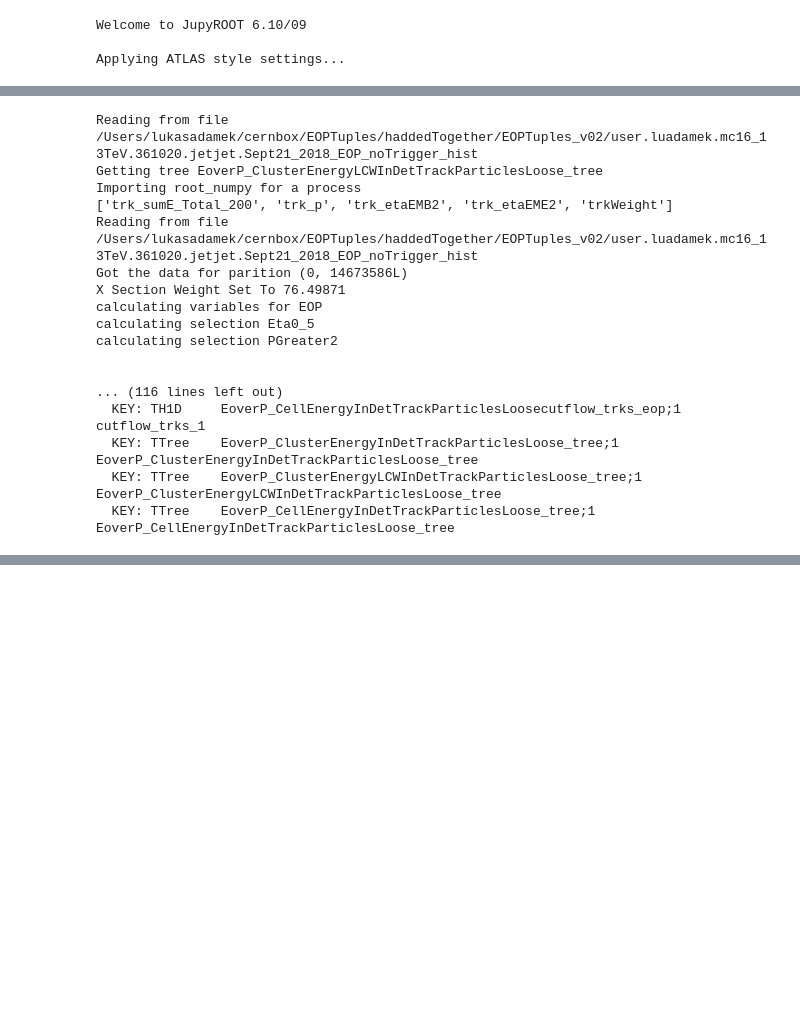
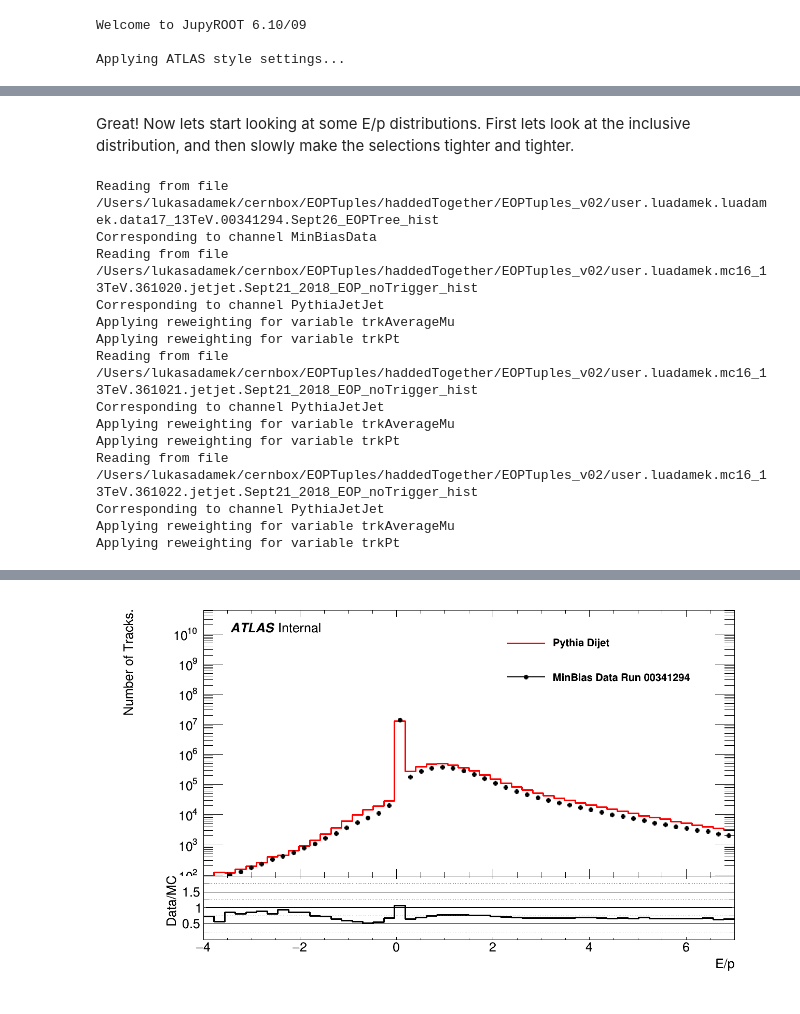
Before and after one commit to jdandoy/EoverPAnalysis, a Jupyter notebook: root_numpy_plotting/TestPlotting.ipynb, the cells around one changed output, grey strips where cells are left out. Drawn from its saved outputs; the diff is of its cells as text; code cells hidden in the pictures; blank space fills up the shorter version.

```diff
--- a/root_numpy_plotting/TestPlotting.ipynb
+++ b/root_numpy_plotting/TestPlotting.ipynb
@@ -97,20 +158,22 @@ DataVsMC.Draw()
+# %% [markdown]
+Great! Now lets start looking at some E/p distributions. First lets look at the inclusive distribution, and then slowly make the selections tighter and tighter.
 # %%
-trkEOPHist = plots.GetHistograms(calc_EOP, list_selections = [sel_Eta0_5, sel_PGreater2], nBins = 50, range_low = -4.0, range_high = 5.0, xlabel ="", ylabel = "")
+selections = []
+trkEOPHist = plots.GetHistograms(calc_EOP, list_selections = selections, nBins = 50, range_low = -4, range_high = 7, xlabel ="E/p", ylabel = "Number of Tracks.")
+DataVsMCEOP = DrawDataVsMC(trkEOPHist, plots.channelLabels, MCKey='PythiaJetJet', DataKey='MinBiasData')
+DataVsMCEOP.Draw()
 # %% [output]
+Reading from file /Users/lukasadamek/cernbox/EOPTuples/haddedTogether/EOPTuples_v02/user.luadamek.luadamek.data17_13TeV.00341294.Sept26_EOPTree_hist
+Corresponding to channel MinBiasData
 Reading from file /Users/lukasadamek/cernbox/EOPTuples/haddedTogether/EOPTuples_v02/user.luadamek.mc16_13TeV.361020.jetjet.Sept21_2018_EOP_noTrigger_hist
-Getting tree EoverP_ClusterEnergyLCWInDetTrackParticlesLoose_tree
-Importing root_numpy for a process
-['trk_sumE_Total_200', 'trk_p', 'trk_etaEMB2', 'trk_etaEME2', 'trkWeight']
-Reading from file /Users/lukasadamek/cernbox/EOPTuples/haddedTogether/EOPTuples_v02/user.luadamek.mc16_13TeV.361020.jetjet.Sept21_2018_EOP_noTrigger_hist
-Got the data for parition (0, 14673586L)
-X Section Weight Set To 76.49871
-calculating variables for EOP
-calculating selection Eta0_5
-calculating selection PGreater2
-
-
-... (116 lines left out)
-  KEY: TH1D     EoverP_CellEnergyInDetTrackParticlesLoosecutflow_trks_eop;1     cutflow_trks_1
-  KEY: TTree    EoverP_ClusterEnergyInDetTrackParticlesLoose_tree;1     EoverP_ClusterEnergyInDetTrackParticlesLoose_tree
-  KEY: TTree    EoverP_ClusterEnergyLCWInDetTrackParticlesLoose_tree;1  EoverP_ClusterEnergyLCWInDetTrackParticlesLoose_tree
-  KEY: TTree    EoverP_CellEnergyInDetTrackParticlesLoose_tree;1        EoverP_CellEnergyInDetTrackParticlesLoose_tree
+Corresponding to channel PythiaJetJet
+Applying reweighting for variable trkAverageMu
+Applying reweighting for variable trkPt
+Reading from file /Users/lukasadamek/cernbox/EOPTuples/haddedTogether/EOPTuples_v02/user.luadamek.mc16_13TeV.361021.jetjet.Sept21_2018_EOP_noTrigger_hist
+Corresponding to channel PythiaJetJet
+Applying reweighting for variable trkAverageMu
+Applying reweighting for variable trkPt
+Reading from file /Users/lukasadamek/cernbox/EOPTuples/haddedTogether/EOPTuples_v02/user.luadamek.mc16_13TeV.361022.jetjet.Sept21_2018_EOP_noTrigger_hist
+Corresponding to channel PythiaJetJet
+Applying reweighting for variable trkAverageMu
+Applying reweighting for variable trkPt
@@ -117,0 +180 @@ Warning in <TROOT::Append>: Replacing existing TH1: EOP_PythiaJetJet (Potential
+[figure, added]
```
Also changed, not shown: parts of 41 cells of this notebook, 5 other files.
